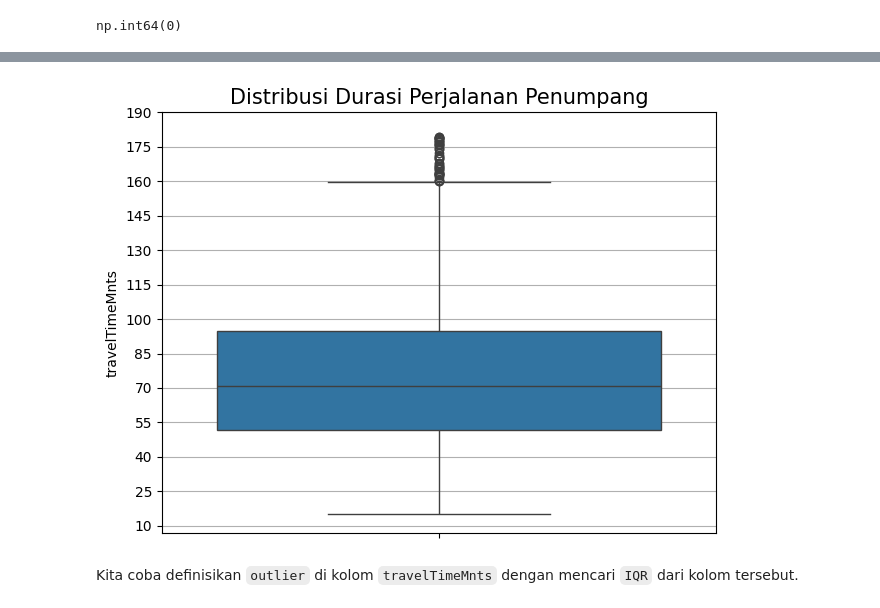
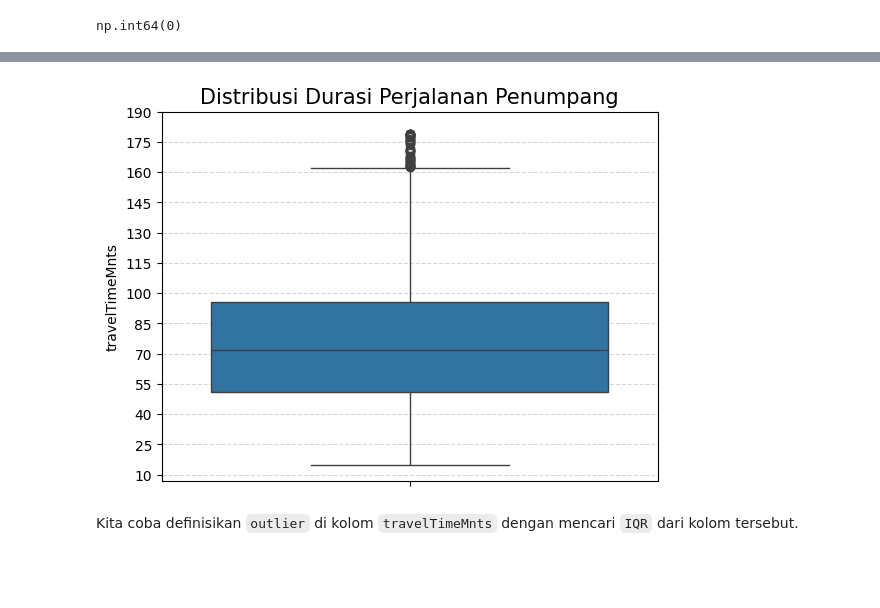
Before and after one commit to bonifasiusx/capstone-data-analysis, a Jupyter notebook: capstone_m2_data_analysis.ipynb, the cells around one changed output, grey strips where cells are left out. Saved outputs shown, nothing was run; the diff lists cells and outputs as text; code cells hidden in the pictures; blank space fills up the shorter version.

```diff
--- a/capstone_m2_data_analysis.ipynb
+++ b/capstone_m2_data_analysis.ipynb
@@ -557,3 +474,0 @@ Tampaknya imputasi lebih efisien jika kita lakukan tanpa mengandalkan kolom `cor
-# %%
-df_tj = df_tj.drop(columns=['corridorID','tapInStops','tapOutStops'], axis=1)
-df_tj.columns
@@ -622,9 +534,2 @@ np.float64(3500.0)
 # %%
 median_imputer = SimpleImputer(strategy='median')
-# %%
-display(
-df_tj.groupby('payCardBirthDate')['payAmount'] \
-    .transform(lambda x: median_imputer.fit_transform(x.values.reshape(-1, 1)).ravel() if not x.mode().empty else x).value_counts(),
-df_tj.groupby('payCardBirthDate')['payAmount'] \
-    .transform(lambda x: median_imputer.fit_transform(x.values.reshape(-1, 1)).ravel() if not x.mode().empty else x).isna().sum()
-)
@@ -722,0 +630,3 @@ Setelah kita selsai mencoba `SimpleImputer` dan `IterativeImputer`, kini *missin
+# %%
+df_tj = df_tj.drop(columns=['tapInStops','tapOutStops'], axis=1)
+df_tj.columns
@@ -787,5 +698,3 @@ Kita telah pastikan tidak ada *record* yang duplikat dan terdapat *missing value
-# %%
-df = df.iloc[:,2:]
 # %%
 display(df.shape, df.sample(5))
 # %% [output]
@@ -833,12 +742,12 @@ Name: hours, dtype: int32
 # %%
 sns.boxplot(df['travelTimeMnts'])
 plt.yticks(range(10,195,15))
-plt.grid(axis='y')
+plt.grid(axis='y', linestyle='--', alpha=0.5)
 plt.title('Distribusi Durasi Perjalanan Penumpang', size=15)
 
-plt.tight_layout();
+plt.show()
 # %% [output]
-[figure, old version]
+[figure, new version]
 # %% [markdown]
 Kita coba definisikan `outlier` di kolom `travelTimeMnts` dengan mencari `IQR` dari kolom tersebut.
 # %%
```
Also changed, not shown: parts of 197 cells of this notebook, 6 other files.
